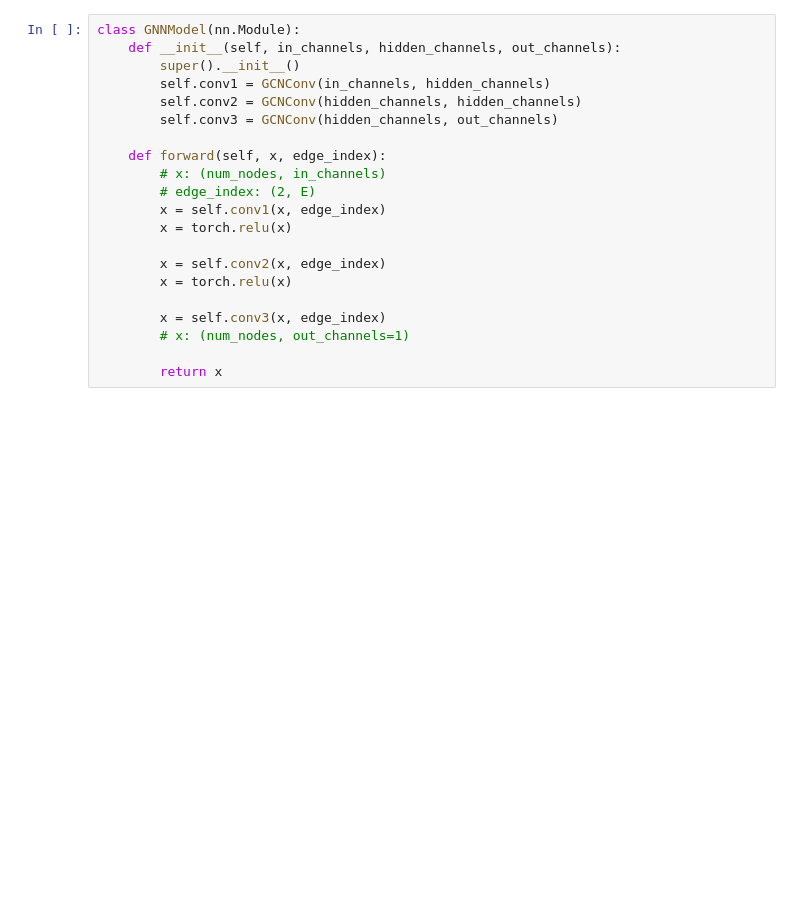
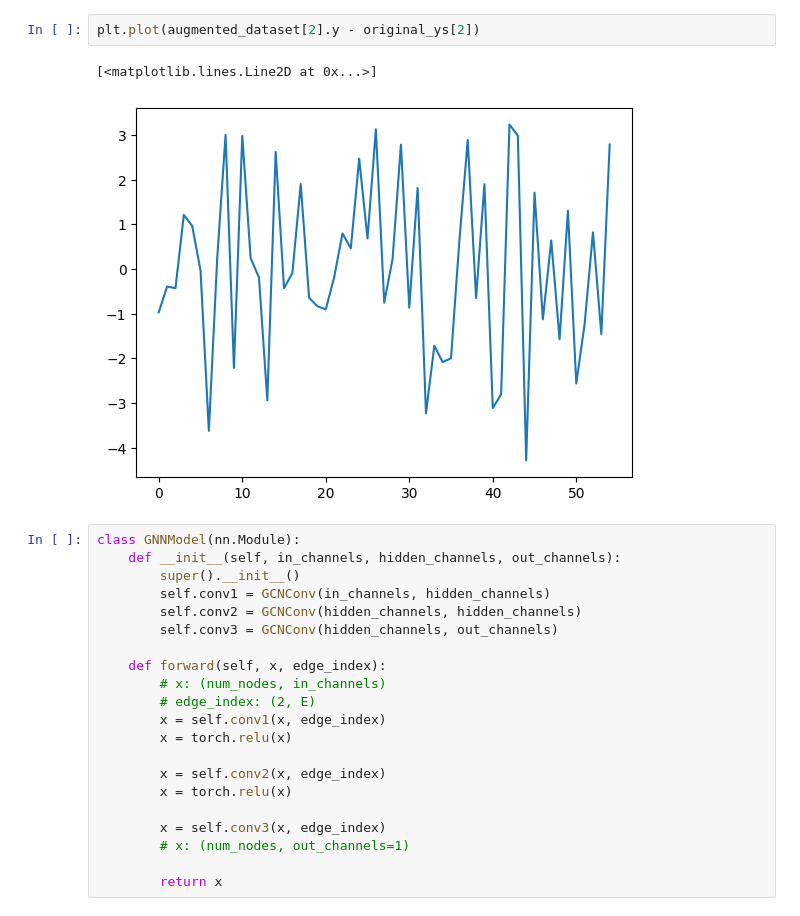
Before and after one commit to yihan-liu/MAG-OCN, a Jupyter notebook: magnetic_moment.ipynb, the cells around one changed output. Cells and saved outputs as stored; diff of their text form; blank space fills up the shorter version.

```diff
--- a/magnetic_moment.ipynb
+++ b/magnetic_moment.ipynb
@@ -79,3 +36,8 @@ Data(x=[66, 7], edge_index=[2, 156], y=[66, 1])
+# %%
+plt.plot(augmented_dataset[2].y - original_ys[2])
+# %% [output]
+[<matplotlib.lines.Line2D at 0x...>]
+[figure, added]
 # %%
 class GNNModel(nn.Module):
     def __init__(self, in_channels, hidden_channels, out_channels):
```
Also changed, not shown: parts of 6 cells of this notebook.
